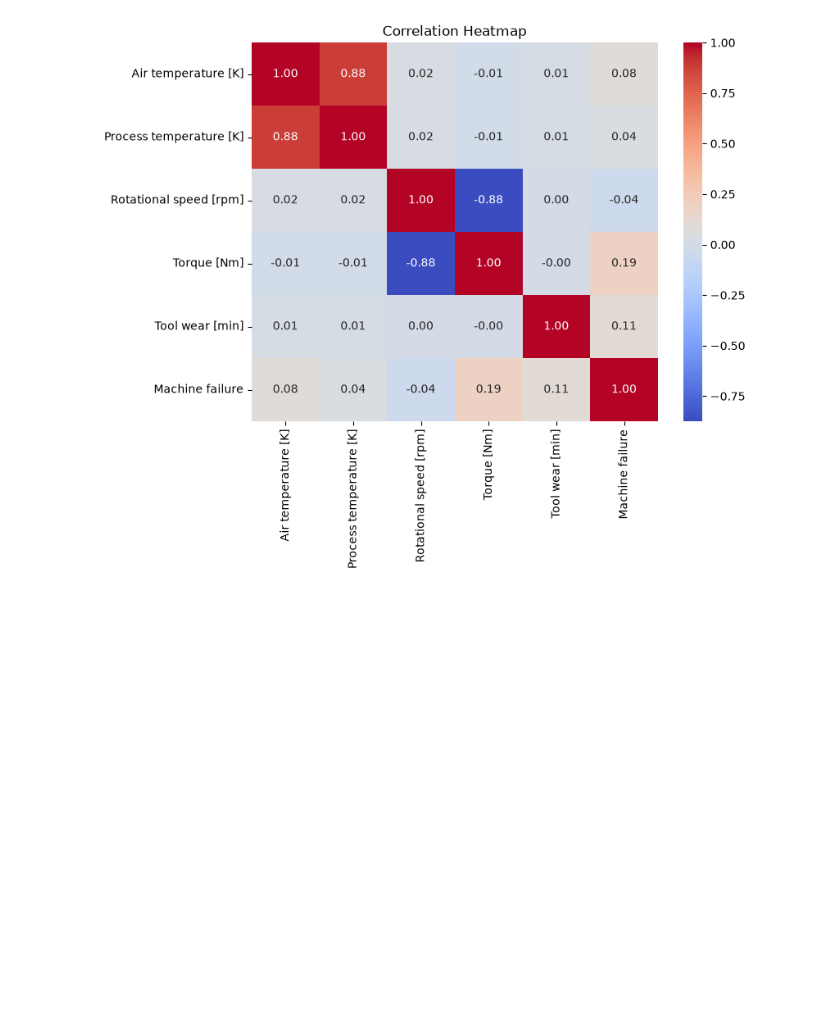
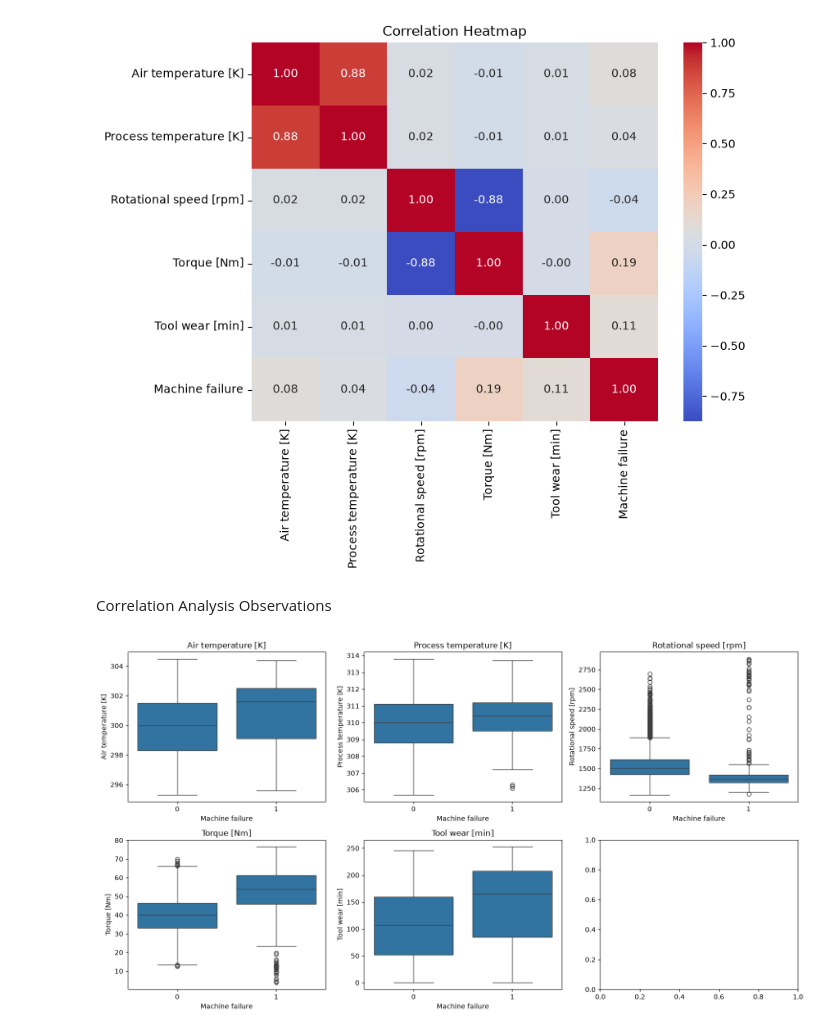
Before and after one commit to chaminduchirantha/predictive-maintenance-rul, a Jupyter notebook: notebooks/ml_final_project.ipynb, the cells around one changed output. Cells and saved outputs as stored; diff of their text form; code cells hidden in the pictures; blank space fills up the shorter version.

Commit message:
eda: add feature boxplots split by failure status

```diff
--- a/notebooks/ml_final_project.ipynb
+++ b/notebooks/ml_final_project.ipynb
@@ -143,3 +143,16 @@ plt.title('Correlation Heatmap')
 plt.show()
 # %% [output]
 [figure]
+# %% [markdown]
+Correlation Analysis Observations
+# %%
+fig, axes = plt.subplots(2, 3, figsize=(15, 8))
+feats = ['Air temperature [K]', 'Process temperature [K]', 'Rotational speed [rpm]',
+         'Torque [Nm]', 'Tool wear [min]']
+for ax, col in zip(axes.flat, feats):
+    sns.boxplot(data=df, x='Machine failure', y=col, ax=ax)
+    ax.set_title(col)
+plt.tight_layout()
+plt.show()
+# %% [output]
+[figure, added]
```
